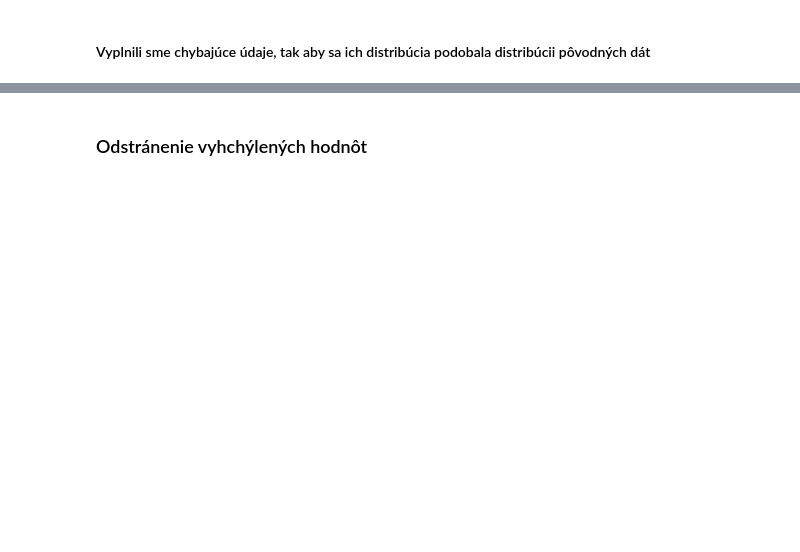
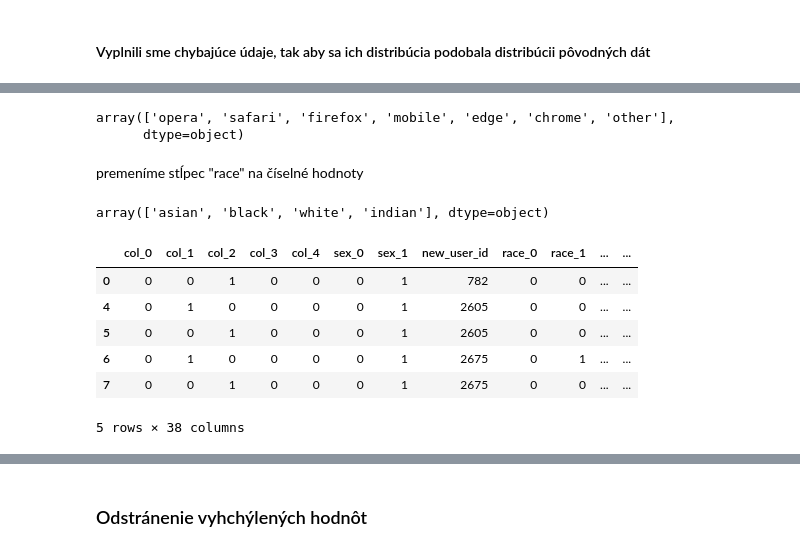
Before and after one commit to Brunokristi/Project_IAU, a Jupyter notebook: Phase_2.ipynb, the cells around one changed output, grey strips where cells are left out. Drawn from its saved outputs; the diff is of its cells as text; code cells hidden in the pictures; blank space fills up the shorter version.

```diff
--- a/Phase_2.ipynb
+++ b/Phase_2.ipynb
@@ -384,0 +261,6 @@ print(result_table)
+# %%
+merged_data_imputed['registration'] = pd.to_datetime(merged_data_imputed['registration'], errors='coerce')
+merged_data_imputed['numeric_registration'] = merged_data_imputed['registration'].dt.strftime('%Y%m%d').astype(float)
+
+merged_data_imputed.drop('registration', axis=1, inplace=True)
+merged_data_imputed.rename(columns={'numeric_registration': 'registration'}, inplace=True)
@@ -384,0 +278,7 @@ print(result_table)
+# %%
+merged_data_imputed['session_start'] = pd.to_datetime(merged_data_imputed['session_start'])
+merged_data_imputed['timestamp'] = (merged_data_imputed['session_start'] - pd.Timestamp("1970-01-01")) // pd.Timedelta(seconds=1)
+merged_data_imputed['numeric_session_start'] = merged_data_imputed['timestamp'].astype(int)
+
+merged_data_imputed.drop('session_start', axis=1, inplace=True)
+merged_data_imputed.rename(columns={'numeric_session_start': 'session_start'}, inplace=True)
@@ -384,0 +287,31 @@ print(result_table)
+# %%
+merged_data_imputed["browser_name"].unique()
+# %% [output]
+array(['opera', 'safari', 'firefox', 'mobile', 'edge', 'chrome', 'other'],
+      dtype=object)
+# %%
+ce_HE = ce.HashingEncoder(cols=['browser_name'],n_components=5)
+
+# fit and transform and you will get the encoded data
+merged_data_imputed = ce_HE.fit_transform(merged_data_imputed)
+# %% [markdown]
+premeníme stĺpec "race" na číselné hodnoty
+# %%
+merged_data_imputed["race"].unique()
+# %% [output]
+array(['asian', 'black', 'white', 'indian'], dtype=object)
+# %%
+ce_binary = ce.BinaryEncoder(cols = ['race'])
+
+# fit and transform and you will get the encoded data
+merged_data_imputed = ce_binary.fit_transform(merged_data_imputed)
+# %%
+merged_data_imputed.head()
+# %% [output]
+|  | col_0 | col_1 | col_2 | col_3 | col_4 | sex_0 | sex_1 | new_user_id | race_0 | race_1 | ... | ... |
+| 0 | 0 | 0 | 1 | 0 | 0 | 0 | 1 | 782 | 0 | 0 | ... | ... |
+| 4 | 0 | 1 | 0 | 0 | 0 | 0 | 1 | 2605 | 0 | 0 | ... | ... |
+| 5 | 0 | 0 | 1 | 0 | 0 | 0 | 1 | 2605 | 0 | 0 | ... | ... |
+| 6 | 0 | 1 | 0 | 0 | 0 | 0 | 1 | 2675 | 0 | 1 | ... | ... |
+| 7 | 0 | 0 | 1 | 0 | 0 | 0 | 1 | 2675 | 0 | 0 | ... | ... |
+5 rows × 38 columns
```
Also changed, not shown: parts of 55 cells of this notebook, 2 other files.
